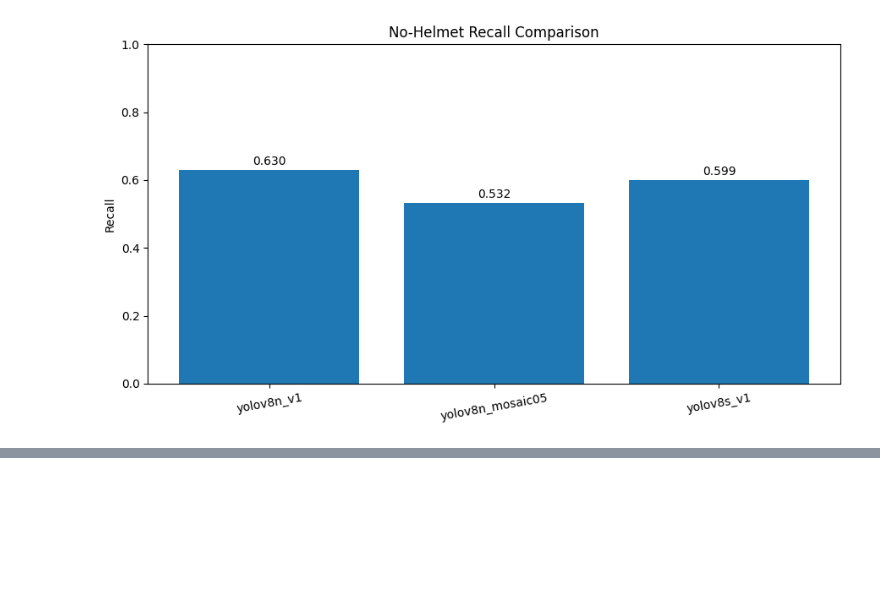
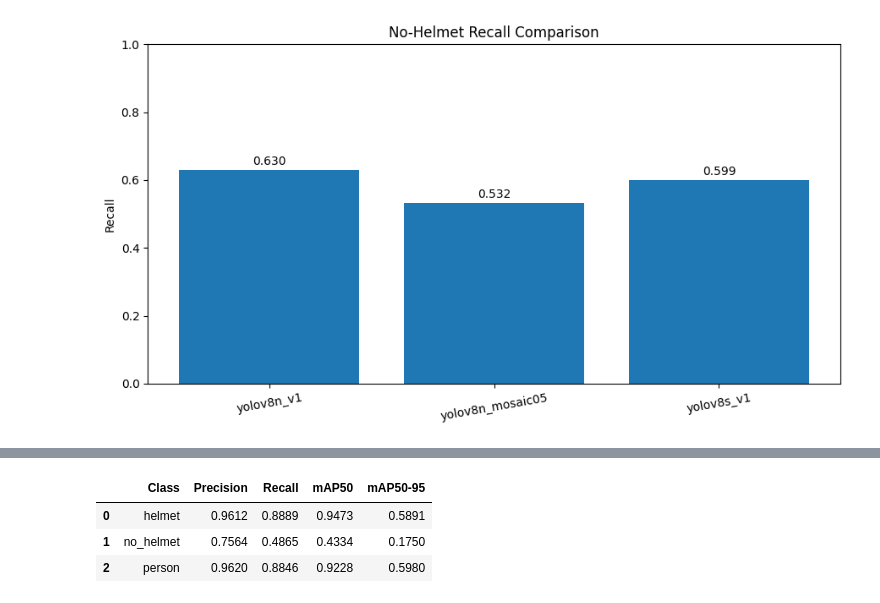
Before and after one commit to faizanarif2/worker-safety-helmet-detection, a Jupyter notebook: training.ipynb, the cells around one changed output, grey strips where cells are left out. Drawn from its saved outputs; the diff is of its cells as text; code cells hidden in the pictures; blank space fills up the shorter version.

Commit message:
Select final model and evaluate on test data

```diff
--- a/training.ipynb
+++ b/training.ipynb
@@ -534,0 +621,27 @@ plt.show()
+# %%
+test_class_results = []
+
+for i, class_id in enumerate(test_metrics.box.ap_class_index):
+    precision, recall, ap50, ap = test_metrics.box.class_result(i)
+
+    test_class_results.append({
+        "Class": final_model.names[int(class_id)],
+        "Precision": precision,
+        "Recall": recall,
+        "mAP50": ap50,
+        "mAP50-95": ap
+    })
+
+test_class_df = pd.DataFrame(test_class_results)
+
+display(test_class_df.round(4))
+
+test_class_df.to_csv(
+    test_dir / "final_test_per_class.csv",
+    index=False
+)
+# %% [output]
+|  | Class | Precision | Recall | mAP50 | mAP50-95 |
+| 0 | helmet | 0.9612 | 0.8889 | 0.9473 | 0.5891 |
+| 1 | no_helmet | 0.7564 | 0.4865 | 0.4334 | 0.1750 |
+| 2 | person | 0.9620 | 0.8846 | 0.9228 | 0.5980 |
```
Also changed, not shown: parts of 2 cells of this notebook.
